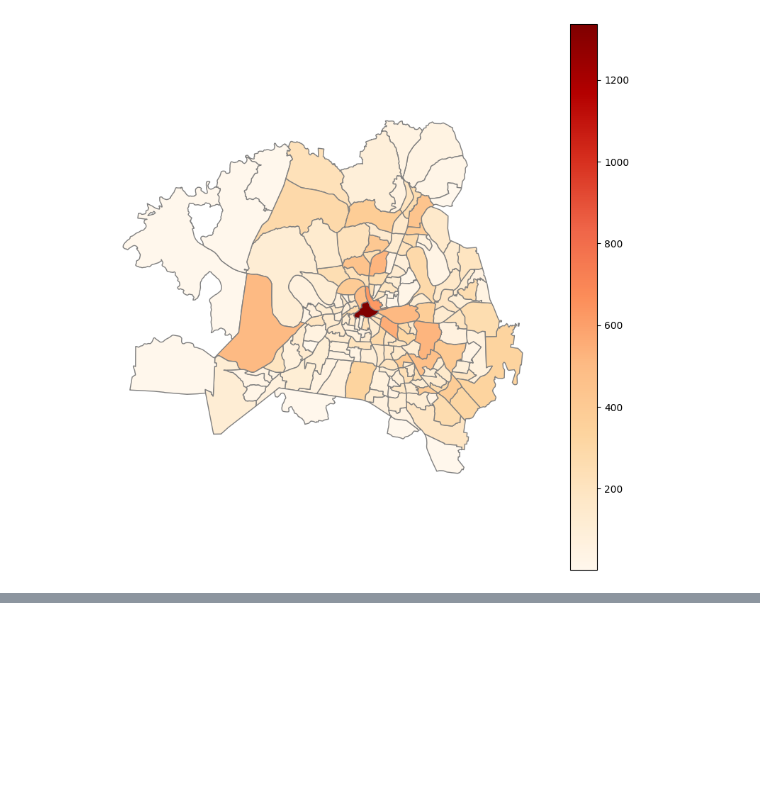
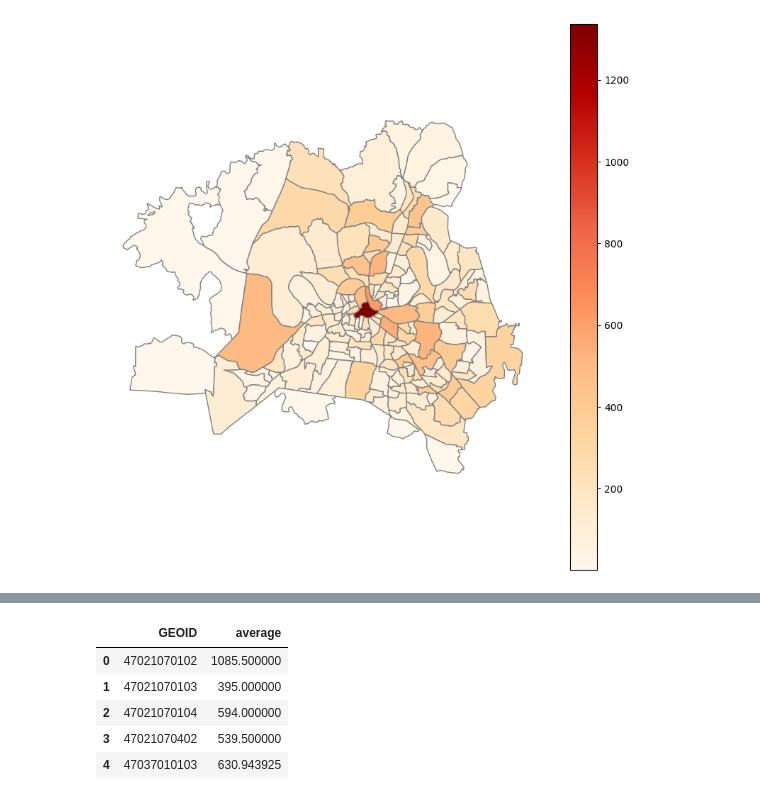
Before and after one commit to JoshScherer/Emergency-Response, a Jupyter notebook: AssignedQueries.ipynb, the cells around one changed output, grey strips where cells are left out. Cells and saved outputs as stored; diff of their text form; code cells hidden in the pictures; blank space fills up the shorter version.

```diff
--- a/AssignedQueries.ipynb
+++ b/AssignedQueries.ipynb
@@ -245,0 +324,10 @@ plt.show()
+# %%
+# Let's verify that this worked
+avg_resp_times.head()
+# %% [output]
+|  | GEOID | average |
+| 0 | 47021070102 | 1085.500000 |
+| 1 | 47021070103 | 395.000000 |
+| 2 | 47021070104 | 594.000000 |
+| 3 | 47021070402 | 539.500000 |
+| 4 | 47037010103 | 630.943925 |
```
Also changed, not shown: parts of 11 cells of this notebook.
